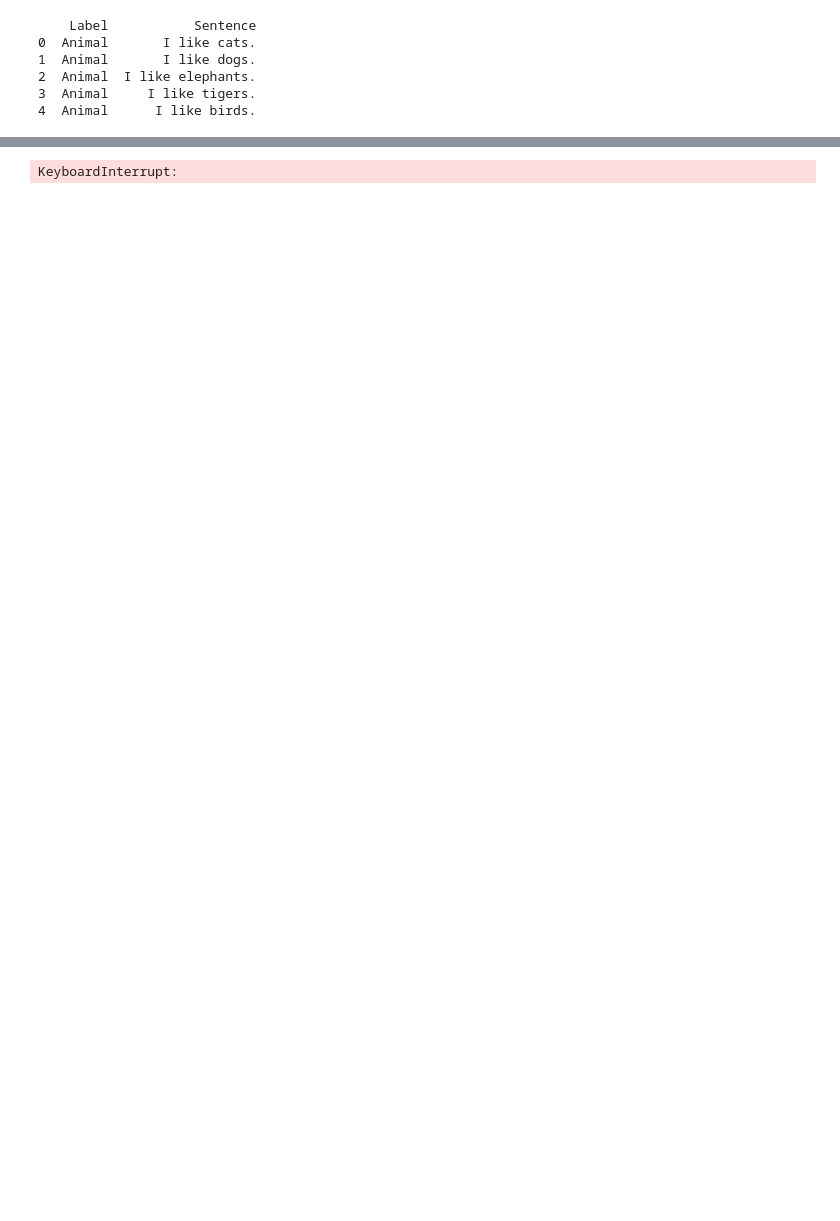
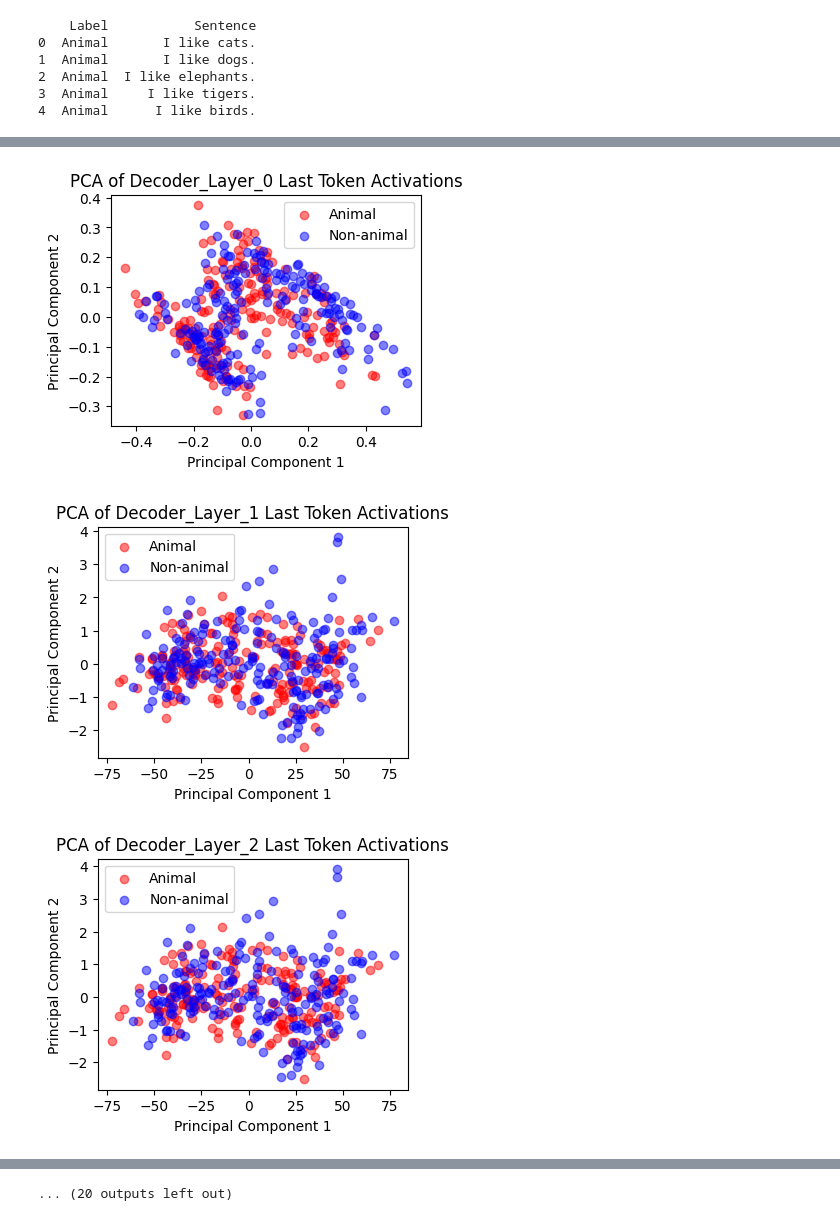
Before and after one commit to barbonara/anomalous-concept-detection, a Jupyter notebook: notebooks/llama7b_pca.ipynb, the cells around one changed output, grey strips where cells are left out. Cells and saved outputs as stored; diff of their text form; code cells hidden in the pictures; blank space fills up the shorter version.

Commit message:
towards generating hidden cognition dataset

```diff
--- a/notebooks/llama7b_pca.ipynb
+++ b/notebooks/llama7b_pca.ipynb
@@ -71,0 +75,55 @@ Number of tokens = 13
+# %%
+
+num_samples = 200
+layer_names = ['Decoder_Layer_{}'.format(i) for i in range(32)]  # All layers
+
+# Shuffle sentences
+random.shuffle(animal_sentences)
+random.shuffle(non_animal_sentences)
+
+# Function to process sentences and extract activations for the last token
+def process_sentences(sentences):
+    inputs = tokenizer(sentences, return_tensors="pt", padding=True, truncation=True)
+    inputs = {key: val.to('cuda') for key, val in inputs.items()}
+    with t.no_grad():
+        outputs = model(**inputs)
+    activations_copy = activations.copy()
+    # Get index of the last non-padded token for each sentence
+    last_token_indices = (inputs['attention_mask'].sum(dim=1) - 1).tolist()
+    return activations_copy, last_token_indices
+
+# Get activations and last token indices
+animal_activations, animal_last_tokens = process_sentences(animal_sentences[0:num_samples])
+non_animal_activations, non_animal_last_tokens = process_sentences(non_animal_sentences[0:num_samples])
+
+# Loop over each layer
+for layer_name in layer_names:
+    try:
+        # Extract activations for the last token of each sentence
+        animal_activations_layer_token = np.array([animal_activations[layer_name][i, idx, :].cpu().numpy() for i, idx in enumerate(animal_last_tokens)])
+        non_animal_activations_layer_token = np.array([non_animal_activations[layer_name][i, idx, :].cpu().numpy() for i, idx in enumerate(non_animal_last_tokens)])
+
+        # Combine datasets
+        combined_activations = np.vstack((animal_activations_layer_token, non_animal_activations_layer_token))
+        labels = np.array([0] * len(animal_activations_layer_token) + [1] * len(non_animal_activations_layer_token))
+
+        # Perform PCA
+        pca = PCA(n_components=2)  # 2D for easy plotting
+        reduced_activations = pca.fit_transform(combined_activations)
+
+        # Plotting
+        plt.figure(figsize=(4, 3))
+        plt.scatter(reduced_activations[labels == 0, 0], reduced_activations[labels == 0, 1], c='red', label='Animal', alpha=0.5)
+        plt.scatter(reduced_activations[labels == 1, 0], reduced_activations[labels == 1, 1], c='blue', label='Non-animal', alpha=0.5)
+        plt.xlabel('Principal Component 1')
+        plt.ylabel('Principal Component 2')
+        plt.legend()
+        plt.title(f'PCA of {layer_name} Last Token Activations')
+        plt.show()
+
+    except Exception as e:
+        print(f"Error processing {layer_name}: {e}")
+# %% [output]
+[figure, added]
+[figure, added]
+[figure, added]
@@ -72,8 +139,11 @@ Number of tokens = 13
+... (20 outputs left out)
 # %%
+# OLD! This looks at tokens in ith position. But we want to do something more like: look at end of sentence token!
+
 # Parameters for looping
-num_samples = 5
-layer_names = ['Layer_{}'.format(i) for i in range(12, 12)]  # Adjust as needed based on your model structure
-token_indices = [5]  # Example token indices
+num_samples = 200
+layer_names = ['Decoder_Layer_{}'.format(i) for i in range(0, 32)]  # Adjust as needed based on your model structure
+token_indices = [10]  # Example token indices
 
 # Shuffle sentences
 random.shuffle(animal_sentences)
@@ -81,13 +151,15 @@ random.shuffle(non_animal_sentences)
 
 # Process sentences and get activations
 inputs = tokenizer(animal_sentences[0:num_samples], return_tensors="pt", padding=True, truncation=True)
-outputs = model(**inputs)
+inputs = {key: val.to('cuda') for key, val in inputs.items()}  # Move all tensors to CUDAoutputs = model(**inputs)
 animal_activations = activations.copy()
 
 activations = {}
 
 inputs = tokenizer(non_animal_sentences[0:num_samples], return_tensors="pt", padding=True, truncation=True)
-outputs = model(**inputs)
+inputs = {key: val.to('cuda') for key, val in inputs.items()}  # Move all tensors to CUDA
+with t.no_grad():
+    outputs = model(**inputs)
 non_animal_activations = activations.copy()
 
 # Loop over each layer and token
@@ -95,8 +167,9 @@ for layer_name in layer_names:
     for token_num in token_indices:
         try:
             # Extract activations for the current layer and token
-            animal_activations_layer_token = animal_activations[layer_name][:, token_num, :].numpy()
-            non_animal_activations_layer_token = non_animal_activations[layer_name][:, token_num, :].numpy()
+            animal_activations_layer_token = animal_activations[layer_name][:, token_num, :].cpu().numpy()
+            non_animal_activations_layer_token = non_animal_activations[layer_name][:, token_num, :].cpu().numpy()
+
 
             # Combine datasets
             combined_activations = np.vstack((animal_activations_layer_token, non_animal_activations_layer_token))
@@ -118,5 +191,3 @@ for layer_name in layer_names:
 
         except Exception as e:
             print(f"Error processing {layer_name}-Token {token_num}: {e}")
-# %% [output]
-KeyboardInterrupt:
```
Also changed, not shown: parts of 6 cells of this notebook, 3 other files.
